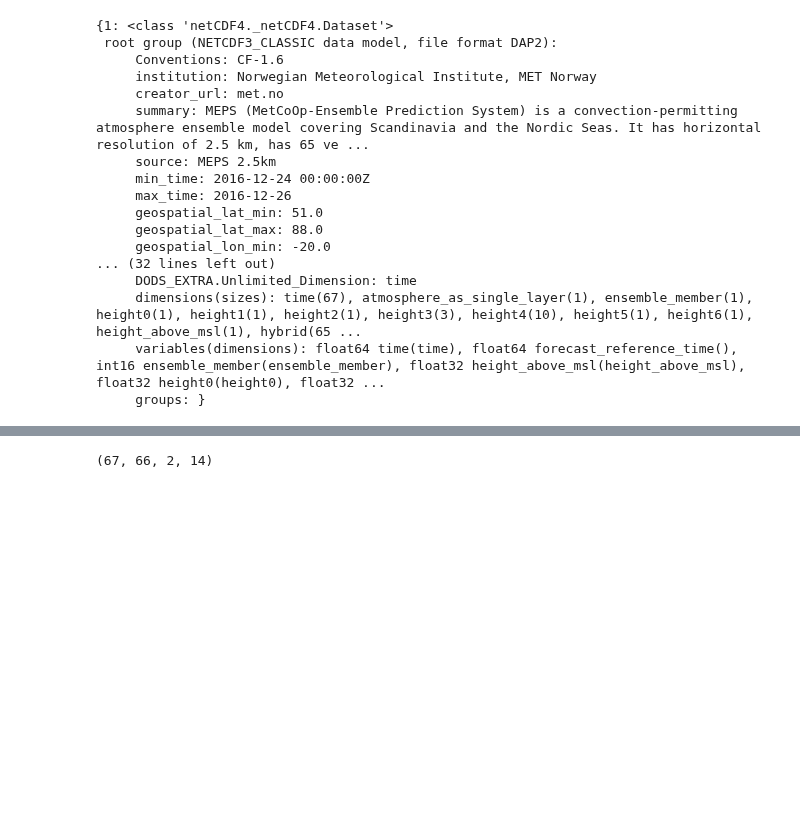
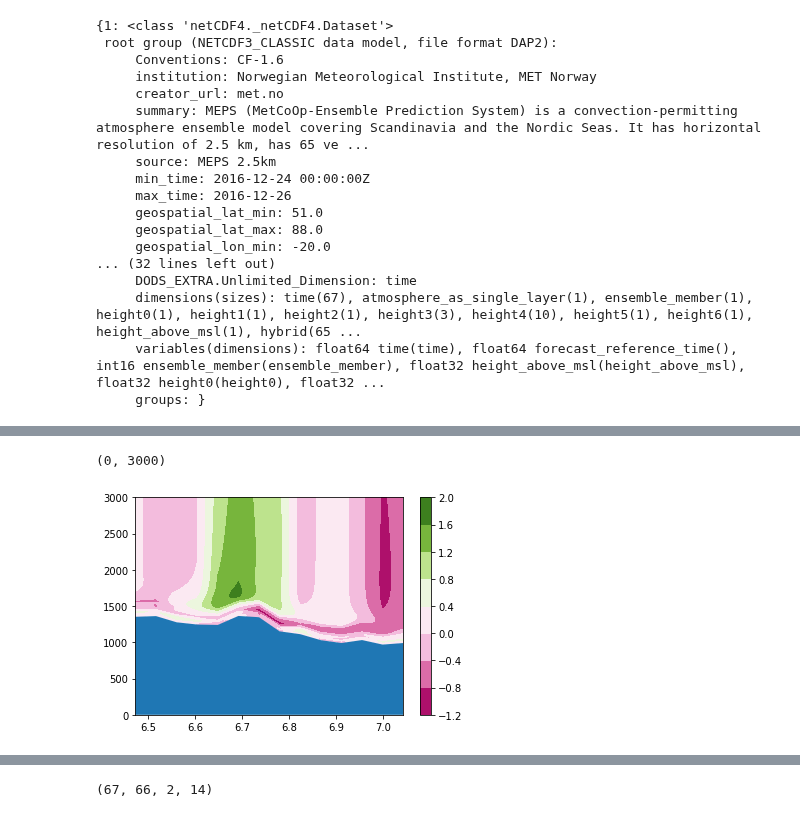
Before and after one commit to franzihe/research_Haukeli, a Jupyter notebook: MEPS/plt_vert_cross_sct.ipynb, the cells around one changed output, grey strips where cells are left out. Drawn from its saved outputs; the diff is of its cells as text; code cells hidden in the pictures; blank space fills up the shorter version.

```diff
--- a/MEPS/plt_vert_cross_sct.ipynb
+++ b/MEPS/plt_vert_cross_sct.ipynb
@@ -347,11 +346,11 @@ fn
 # %%
 ## Latitudes
 ## [y = 949][x = 739]
-latitude = fn[1].variables['latitude']
+latitude = fn[2].variables['latitude']
 
 ## Longitudes
 ## [y = 949][x = 739]
-longitude = fn[1].variables['longitude']
+longitude = fn[2].variables['longitude']
 
 # Now find the absolute value of the difference between the  station's lat/lon with every point in the grid.
 x,y = rs.find_station_yx(latitude, longitude, stn_lat, stn_lon)
@@ -382,0 +473,2 @@ pd.DataFrame(surface_air_pressure[0,0,:,:])
+# %%
+upward_air_velocity_ml = fn[2].variables['upward_air_velocity_ml'][:,:,0,309:312,(np.array(xx)[~np.isnan(xx)]).astype(int)]
@@ -382,0 +506,16 @@ pd.DataFrame(surface_air_pressure[0,0,:,:])
+# %%
+cmap = plt.get_cmap('PiYG')
+fig, (ax0) = plt.subplots(nrows=1)
+
+im = ax0.contourf(np.array([longitude[311,(np.array(xx)[~np.isnan(xx)]).astype(int)],]* elevation.shape[1]),
+                  elevation[0,:,0,:],
+                  upward_air_velocity_ml[0,:,0,:],cmap=cmap)
+fig.colorbar(im,ax=ax0)
+ax0.fill_between(longitude[311,(np.array(xx)[~np.isnan(xx)]).astype(int)],
+                 alti[309,(np.array(xx)[~np.isnan(xx)]).astype(int)])
+
+ax0.set_ylim([0,3000])
+#ax0.vlines(7.21,0,3000)
+# %% [output]
+(0, 3000)
+[figure, added]
```
Also changed, not shown: parts of 14 cells of this notebook.
